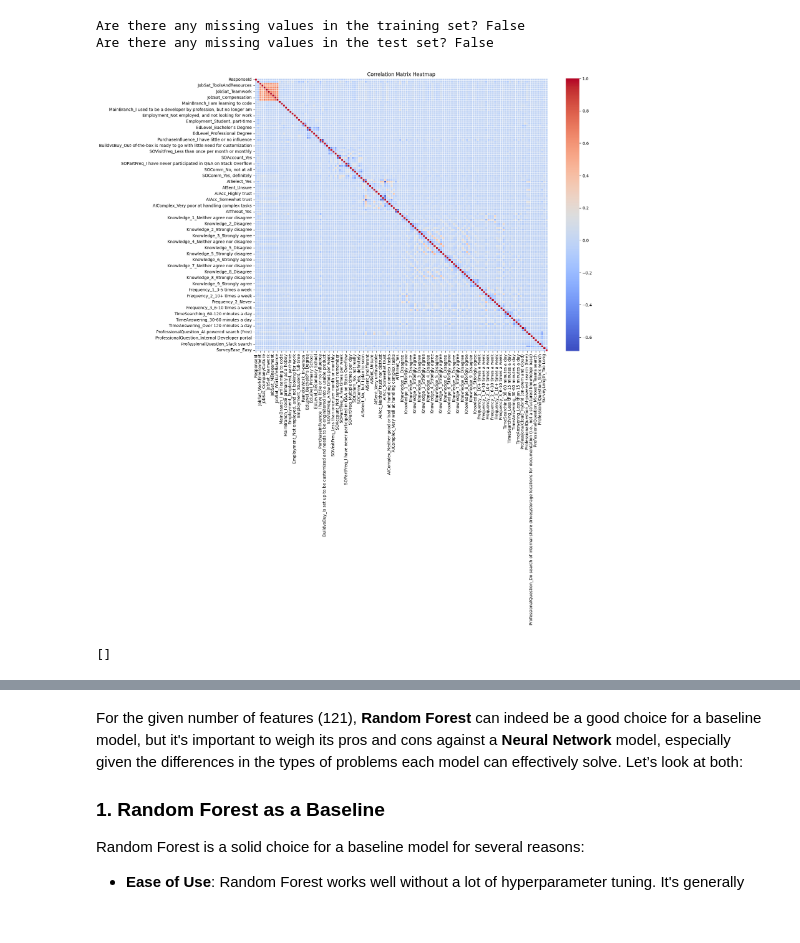
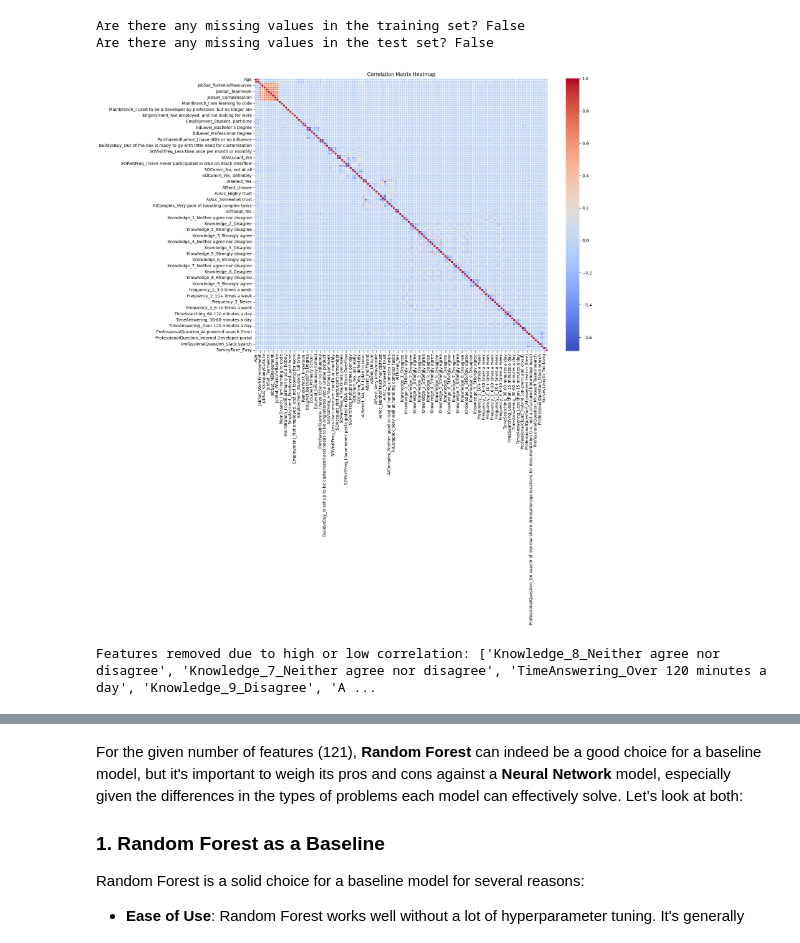
Before and after one commit to NabidAlam/stackoverflow-project, a Jupyter notebook: jobsatisfaction_proj.ipynb, the cells around one changed output, grey strips where cells are left out. Cells and saved outputs as stored; diff of their text form; code cells hidden in the pictures.

```diff
--- a/jobsatisfaction_proj.ipynb
+++ b/jobsatisfaction_proj.ipynb
@@ -560,7 +409,7 @@ from sklearn.linear_model import LinearRegression
 from sklearn.model_selection import train_test_split, cross_val_score
 
 # Step 1: Drop Features with Low Correlation
-features_to_drop = ['CompTotal', 'Age']
+features_to_drop = ['CompTotal', 'ResponseId']
 X_train_cleaned = X_train.drop(columns=features_to_drop)
 X_test_cleaned = X_test.drop(columns=features_to_drop)
 
@@ -770,9 +619,16 @@ from sklearn.compose import ColumnTransformer
 from sklearn.pipeline import Pipeline
 
 # Step 2.3: Median Imputation for Remaining Numerical Features
-important_numerical_features = ['WorkExp', 'JobSat_WorkEnvironment', 'JobSat_JobRole', 'JobSat_Compensation',
-                                'JobSat_ProjectSatisfaction', 'JobSat_CompanyCulture', 'JobSat_WorkLifeBalance',
-                                'JobSat_Management', 'JobSat_Teamwork', 'JobSat_ToolsAndResources']
+# important_numerical_features = ['WorkExp', 'JobSat_WorkEnvironment', 'JobSat_JobRole', 'JobSat_Compensation',
+#                                 'JobSat_ProjectSatisfaction', 'JobSat_CompanyCulture', 'JobSat_WorkLifeBalance',
+#                                 'JobSat_Management', 'JobSat_Teamwork', 'JobSat_ToolsAndResources']
+
+important_numerical_features = ['Age', 'WorkExp', 'JobSat_WorkEnvironment', 'JobSat_ToolsAndResources',
+       'JobSat_CompanyCulture', 'JobSat_ProjectSatisfaction',
+       'JobSat_Teamwork', 'JobSat_JobRole', 'JobSat_Management',
+       'JobSat_Compensation', 'JobSat_WorkLifeBalance', 'ConvertedCompYearly']
+
+
 
 for feature in numerical_features:
     if feature not in important_numerical_features:
@@ -1005,14 +861,21 @@ Are there any missing values in the test set? False
 # %%
 import matplotlib.pyplot as plt
 import seaborn as sns
+# Step 1: Calculate the correlation matrix
+# correlation_matrix = X_train_transformed_df.corr()
+# print("Correlation Matrix:")
+# print(correlation_matrix)
+correlation_matrix = X_train_transformed_df.corr()
 
+# Save the correlation matrix to a CSV file
+correlation_matrix.to_csv('correlation_matrix.csv', index=True)
 # Step 1: Calculate correlation matrix
-correlation_matrix = X_train_transformed_df.corr()
+# correlation_matrix = X_train_transformed_df.corr()
 
 # Step 2: Plot heatmap of the correlation matrix
 plt.figure(figsize=(16, 12))
 sns.heatmap(correlation_matrix, annot=False, cmap='coolwarm', linewidths=0.5)
 plt.title('Correlation Matrix Heatmap')
 plt.show()
 # %% [output]
-[figure, old version]
+[figure, new version]
@@ -1032,4 +896,0 @@ for feature1, feature2, correlation in highly_correlated_pairs:
-# %%
-highly_correlated_pairs
-# %% [output]
-[]
@@ -1035,0 +945,42 @@ highly_correlated_pairs
+# %%
+import pandas as pd
+import numpy as np
+
+# Step 1: Calculate the correlation matrix of features
+correlation_matrix = X_train_transformed_df.corr().abs()
+
+# Step 2: Identify the upper triangle of the correlation matrix
+upper_triangle = correlation_matrix.where(np.triu(np.ones(correlation_matrix.shape), k=1).astype(bool))
+
+# Step 3: Find features with high correlation among features
+high_correlation_threshold = 0.8
+features_to_drop_high_corr = [column for column in upper_triangle.columns if any(upper_triangle[column] > high_correlation_threshold)]
+
+# Since 'Age' and 'WorkExp' have high correlation, decide which one to remove (example logic)
+if 'Age' in features_to_drop_high_corr and 'WorkExp' not in features_to_drop_high_corr:
+    features_to_drop_high_corr.remove('Age')
+elif 'WorkExp' in features_to_drop_high_corr and 'Age' not in features_to_drop_high_corr:
+    features_to_drop_high_corr.remove('WorkExp')
+
+# Step 4: Find features with low correlation with the target
+target_corr_threshold = 0.1
+# Calculate correlation between each feature and the target variable (`y_train`)
+target_corr = X_train_transformed_df.join(y_train.rename('JobSat')).corr()['JobSat'].abs()
+
+# Get features with correlation below the threshold with target
+low_corr_features = target_corr[target_corr < target_corr_threshold].index.tolist()
+
+# Remove 'JobSat' from low_corr_features if it's included
+if 'JobSat' in low_corr_features:
+    low_corr_features.remove('JobSat')
+
+# Step 5: Combine features to drop (either highly correlated with other features or with low correlation with target)
+features_to_drop = list(set(features_to_drop_high_corr + low_corr_features))
+
+# Step 6: Drop selected features from train and test sets
+X_train_transformed_df = X_train_transformed_df.drop(columns=features_to_drop)
+X_test_transformed_df = X_test_transformed_df.drop(columns=features_to_drop)
+
+print(f"Features removed due to high or low correlation: {features_to_drop}")
+# %% [output]
+Features removed due to high or low correlation: ['Knowledge_8_Neither agree nor disagree', 'Knowledge_7_Neither agree nor disagree', 'TimeAnswering_Over 120 minutes a day', 'Knowledge_9_Disagree', 'A ...
```
Also changed, not shown: parts of 29 cells of this notebook.
